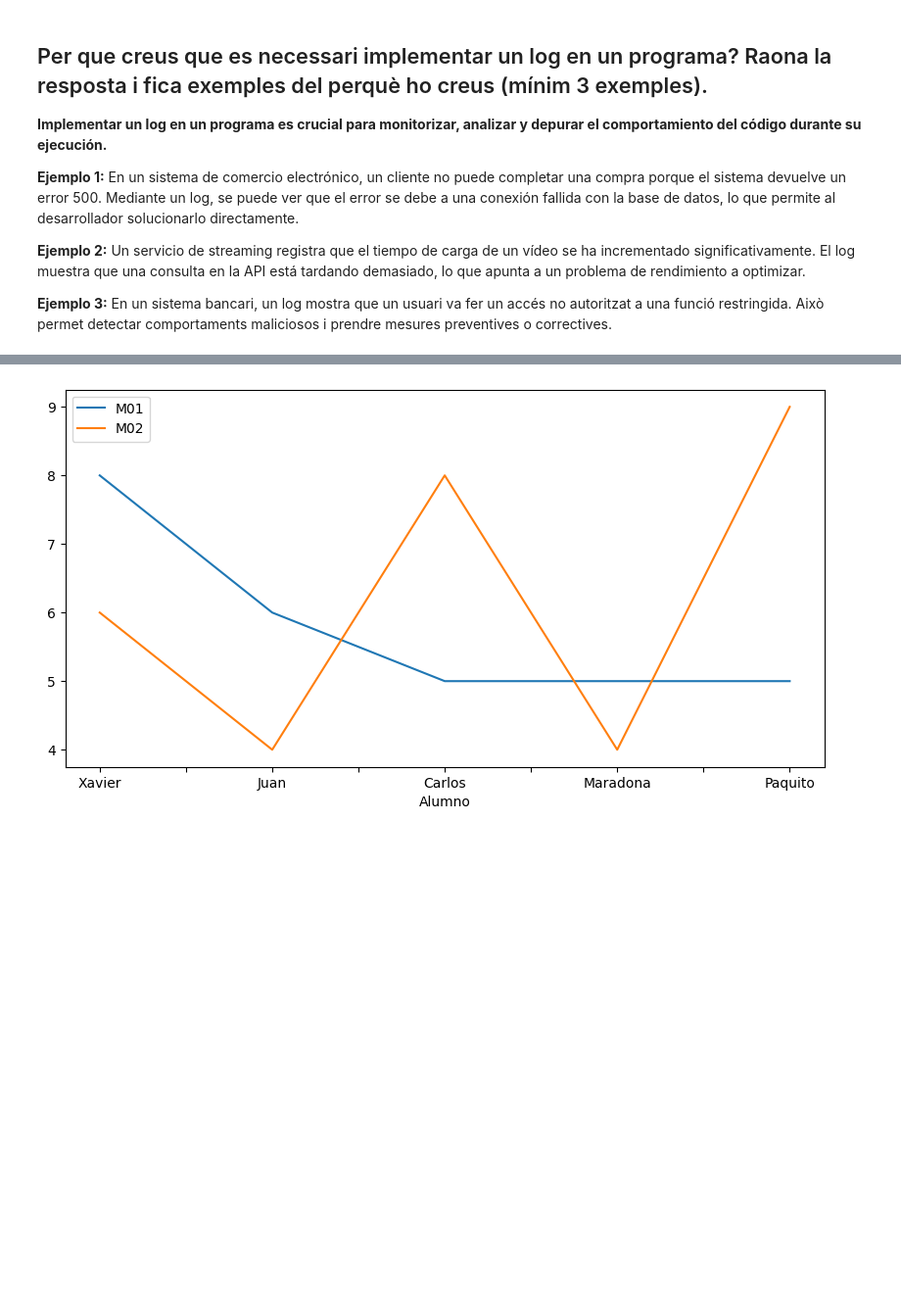
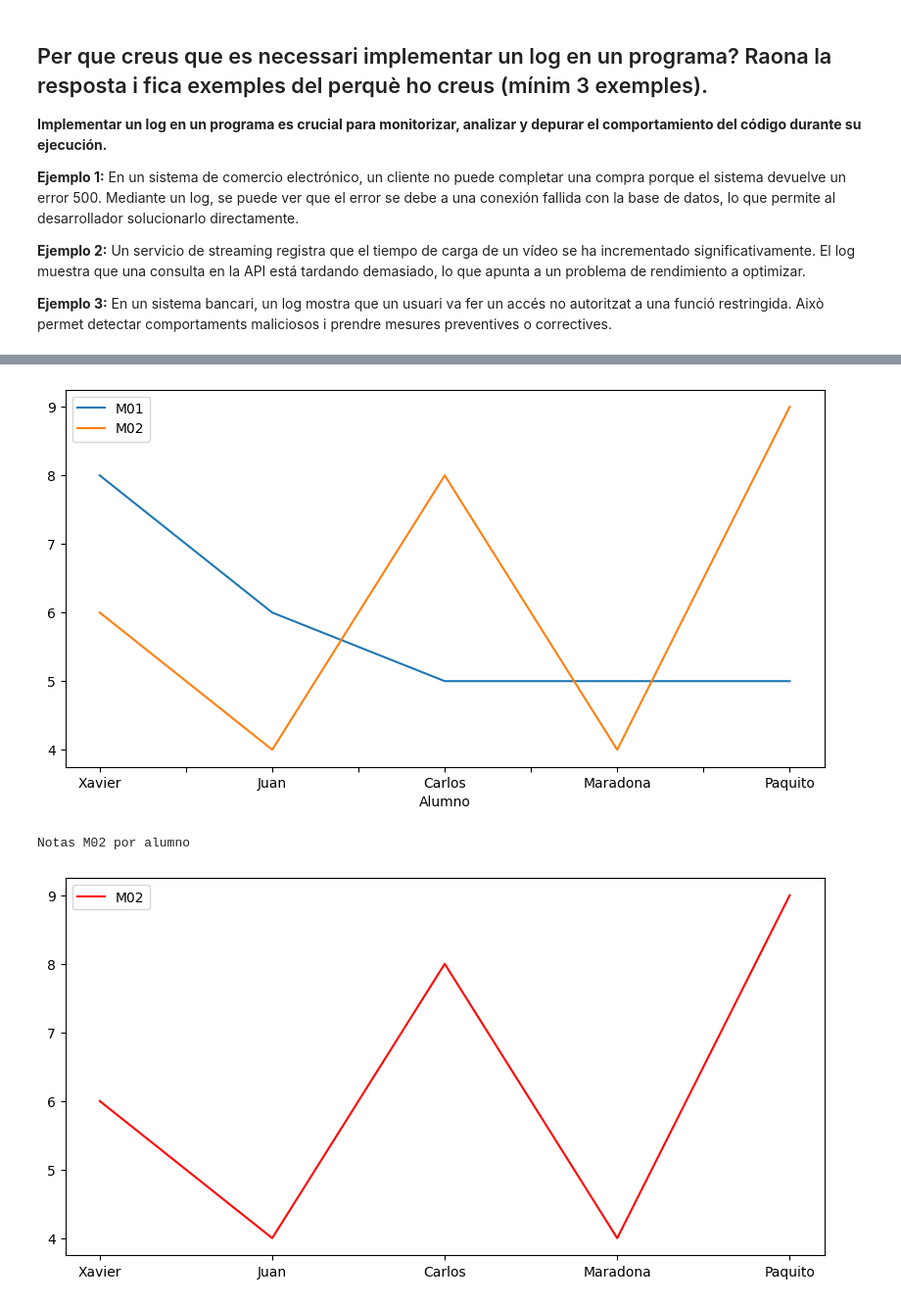
Before and after one commit to Bemen3M07/jupiter-logs-pandas-EnriqueEstudillos, a Jupyter notebook: P4 1/M7_UF1_Pp4.1_Estudillos_Enrique.ipynb, the cells around one changed output, grey strips where cells are left out. Shown at 98% size. Saved outputs shown, nothing was run; the diff lists cells and outputs as text; code cells hidden in the pictures; blank space fills up the shorter version.

```diff
--- a/P4 1/M7_UF1_Pp4.1_Estudillos_Enrique.ipynb
+++ b/P4 1/M7_UF1_Pp4.1_Estudillos_Enrique.ipynb
@@ -101,7 +105,12 @@ print(notas)
 print("               ")
 
 promedio = notas[["M01", "M02", "M03", "M04", "M05"]].mean()
-print("Promedio por modulo")
+print("Promedio por modulo Axis 0")
+print(promedio)
+print("               ")
+
+promedio = notas[["M01", "M02", "M03", "M04", "M05"]].mean(axis = 1)
+print("Promedio por Alumno Axis 1")
 print(promedio)
 print("               ")
 
@@ -115,6 +124,14 @@ print("Notas M01 y M02 por alumno")
 notas.plot(x="Alumno", y=["M01", "M02"])
 plt.rcParams["figure.figsize"] = (10,5)
 plt.show()
+
+#Grafico de las notas de M02 de cada alumno
+print("Notas M02 por alumno")
+x_values = notas["Alumno"]
+y_values = notas["M02"]
+plt.plot(x_values, y_values, color="red")
+plt.legend(["M02"])
+plt.show()
 # %% [output]
 DataFrame
   Profesor    Alumno  M01  M02  M03  M04  M05
@@ -132,5 +149,7 @@ M03    6.4
 3   Paquito  5.0  9.0  9.0  8.0  4.0
 4    Xavier  8.0  6.0  7.0  9.0  4.0
 
 Notas M01 y M02 por alumno
 [figure]
+Notas M02 por alumno
+[figure, added]
```
Also changed, not shown: parts of 3 cells of this notebook.
